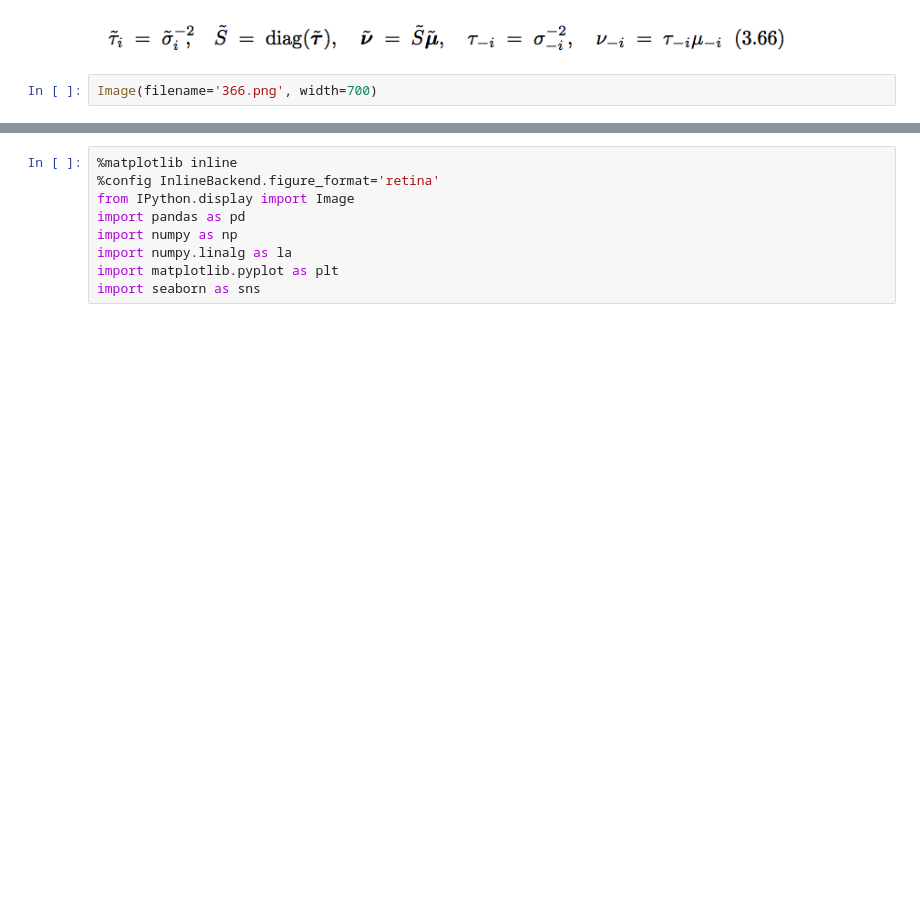
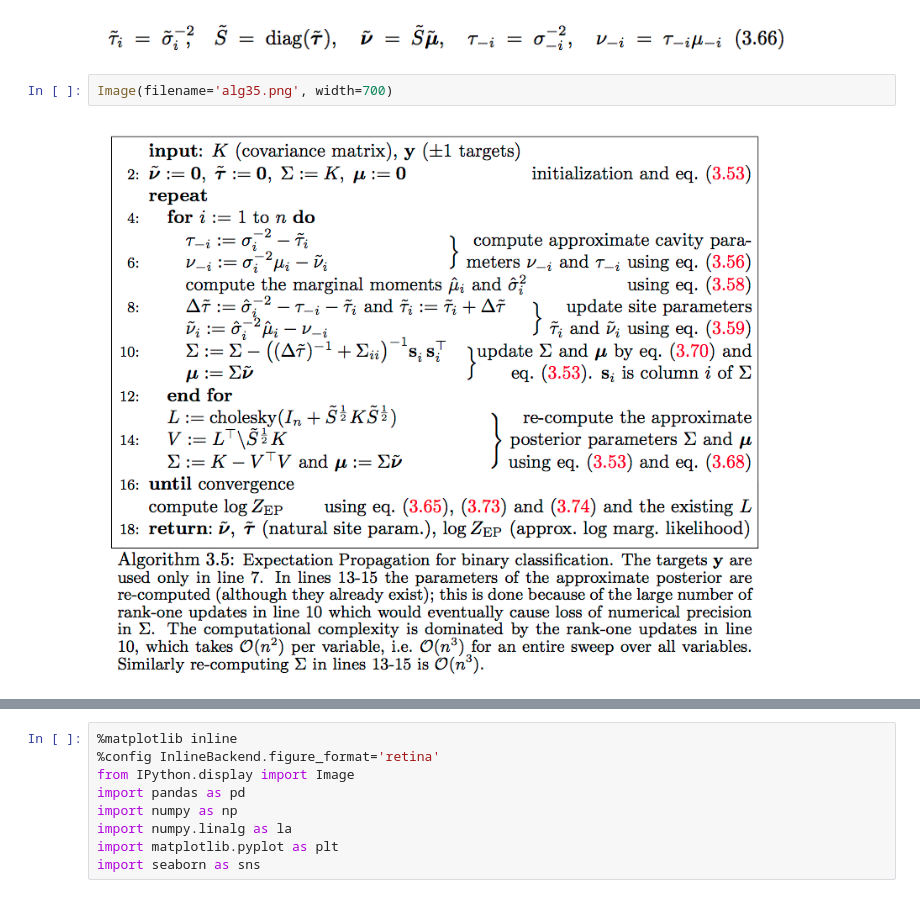
Before and after one commit to lyakaap/notebooks, a Jupyter notebook: 輪講/EP.ipynb, the cells around one changed output, grey strips where cells are left out. Saved outputs shown, nothing was run; the diff lists cells and outputs as text; blank space fills up the shorter version.

```diff
--- a/輪講/EP.ipynb
+++ b/輪講/EP.ipynb
@@ -7,5 +7,7 @@ Image(filename='366.png', width=700)
 # %% [output]
 [figure]
 # %%
-Image(filename='366.png', width=700)
+Image(filename='alg35.png', width=700)
+# %% [output]
+[figure, added]
 # %%
```
Also changed, not shown: parts of 4 cells of this notebook.
